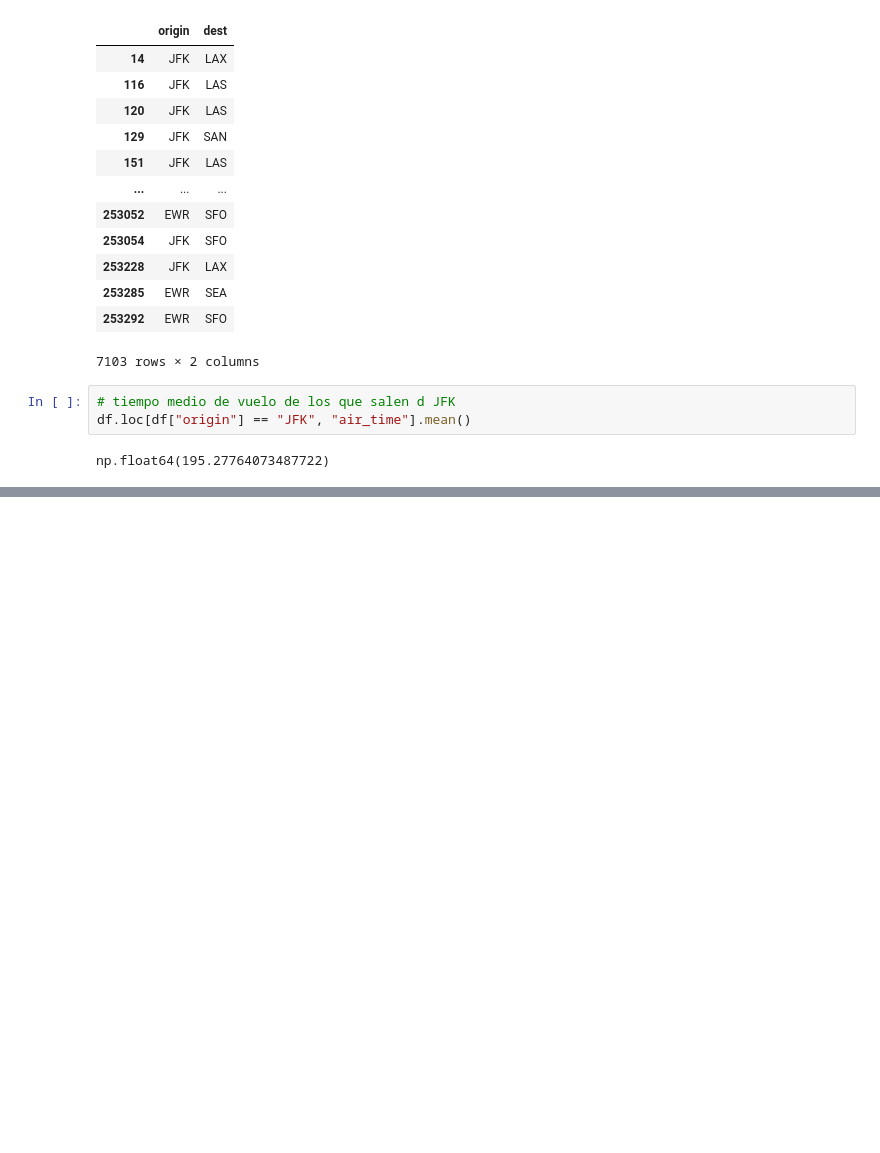
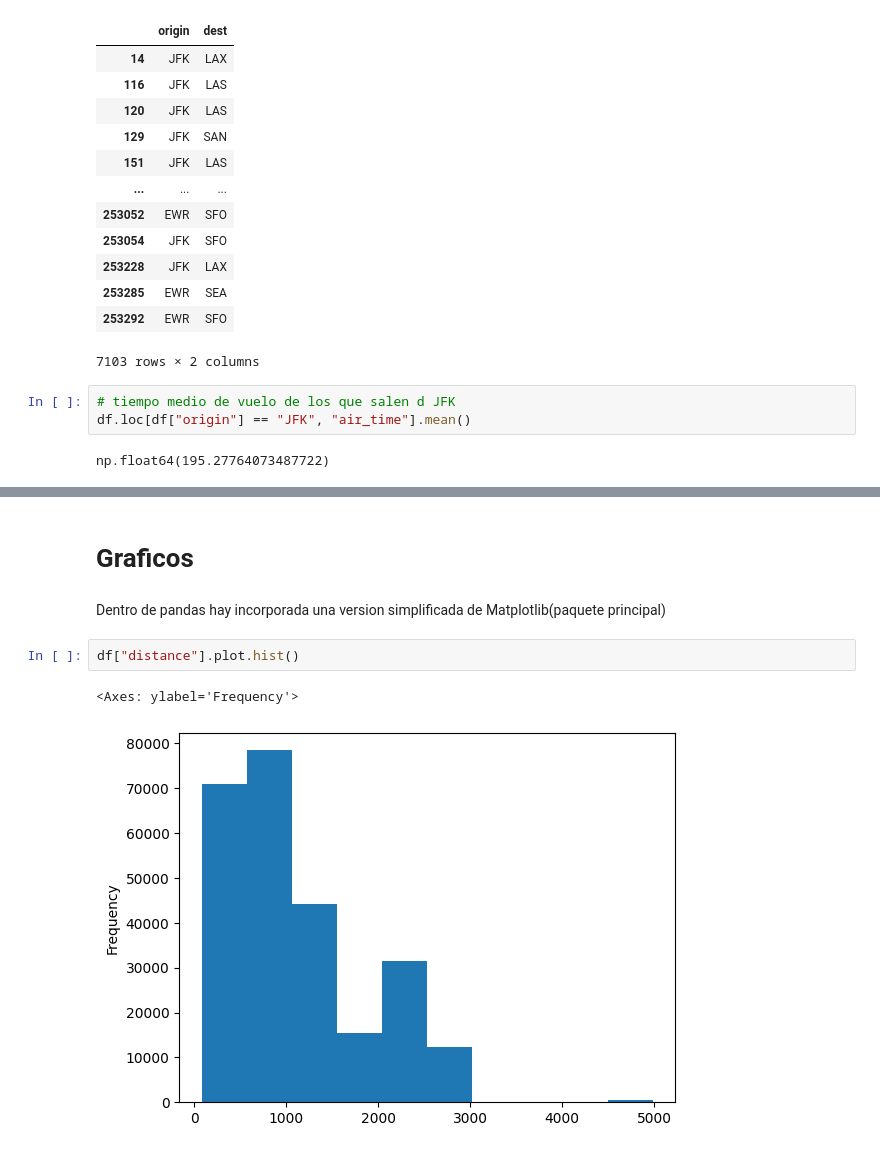
Before and after one commit to rogerloop/03_Especialitzacio, a Jupyter notebook: Sprint_9_Python/Prácticas/Python_principiantes_Joan.ipynb, the cells around one changed output, grey strips where cells are left out. Cells and saved outputs as stored; diff of their text form; blank space fills up the shorter version.

```diff
--- a/Sprint_9_Python/Prácticas/Python_principiantes_Joan.ipynb
+++ b/Sprint_9_Python/Prácticas/Python_principiantes_Joan.ipynb
@@ -189,0 +245,9 @@ np.float64(195.27764073487722)
+# %% [markdown]
+# Graficos
+# %% [markdown]
+Dentro de pandas hay incorporada una version simplificada de Matplotlib(paquete principal)
+# %%
+df["distance"].plot.hist()
+# %% [output]
+<Axes: ylabel='Frequency'>
+[figure, added]
```
Also changed, not shown: parts of 11 cells of this notebook, 2 other files.
